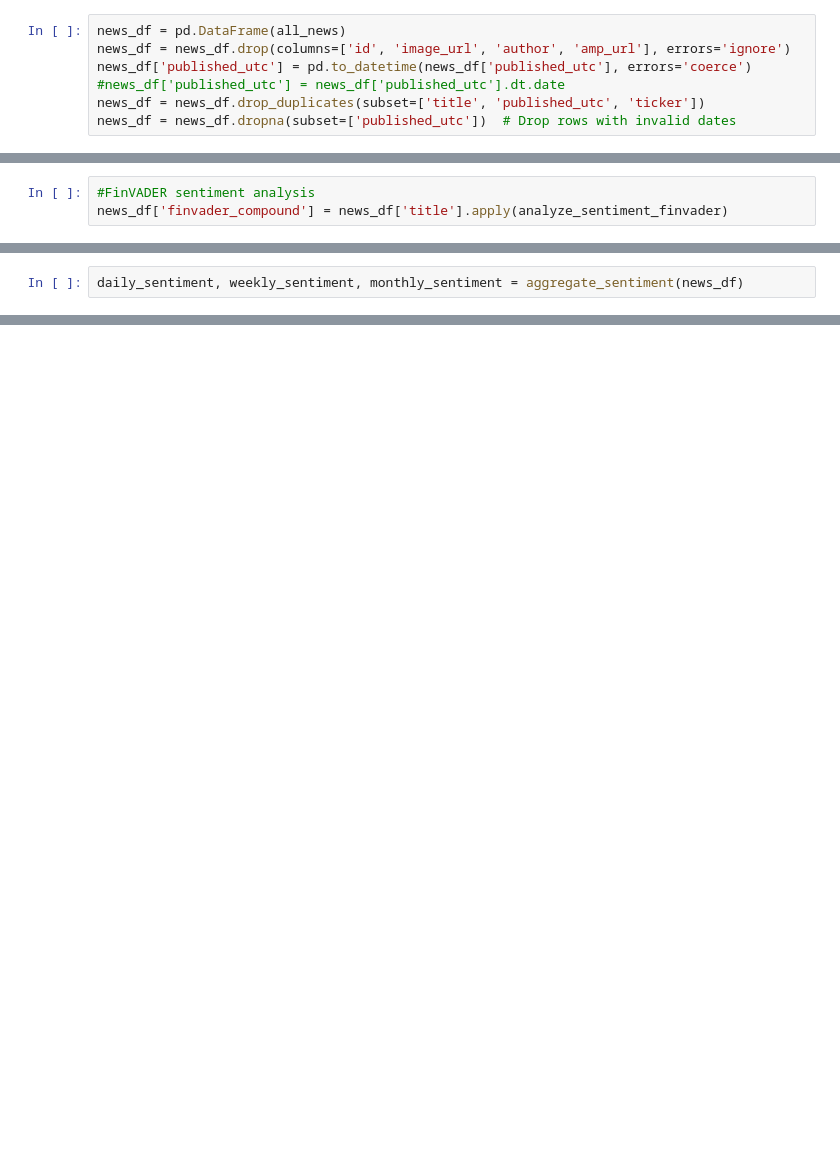
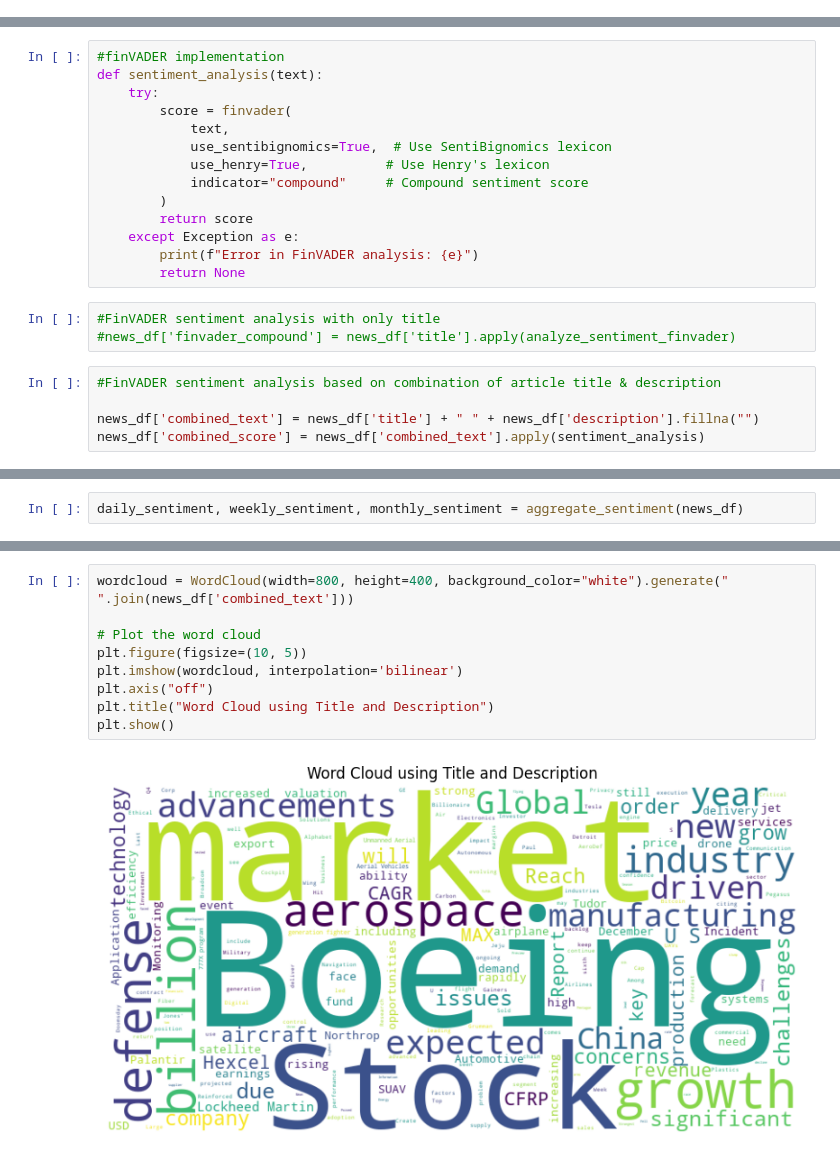
Before and after one commit to laszloj979903/Python_project_AidaBence_corrected, a Jupyter notebook: project.ipynb, the cells around one changed output, grey strips where cells are left out. Drawn from its saved outputs; the diff is of its cells as text; blank space fills up the shorter version.

```diff
--- a/project.ipynb
+++ b/project.ipynb
@@ -132,7 +97,0 @@ else:
-# %%
-news_df = pd.DataFrame(all_news)
-news_df = news_df.drop(columns=['id', 'image_url', 'author', 'amp_url'], errors='ignore')
-news_df['published_utc'] = pd.to_datetime(news_df['published_utc'], errors='coerce')
-#news_df['published_utc'] = news_df['published_utc'].dt.date
-news_df = news_df.drop_duplicates(subset=['title', 'published_utc', 'ticker'])
-news_df = news_df.dropna(subset=['published_utc'])  # Drop rows with invalid dates
@@ -141,3 +98,22 @@ news_df.head()
+# %%
+#finVADER implementation
+def sentiment_analysis(text):
+    try:
+        score = finvader(
+            text,
+            use_sentibignomics=True,  # Use SentiBignomics lexicon
+            use_henry=True,          # Use Henry's lexicon
+            indicator="compound"     # Compound sentiment score
+        )
+        return score
+    except Exception as e:
+        print(f"Error in FinVADER analysis: {e}")
+        return None
 # %%
-#FinVADER sentiment analysis
-news_df['finvader_compound'] = news_df['title'].apply(analyze_sentiment_finvader)
+#FinVADER sentiment analysis with only title
+#news_df['finvader_compound'] = news_df['title'].apply(analyze_sentiment_finvader)
+# %%
+#FinVADER sentiment analysis based on combination of article title & description
+
+news_df['combined_text'] = news_df['title'] + " " + news_df['description'].fillna("")
+news_df['combined_score'] = news_df['combined_text'].apply(sentiment_analysis)
@@ -151,0 +150,11 @@ monthly_sentiment.to_csv("monthly_sentiment.csv", index=False)
+# %%
+wordcloud = WordCloud(width=800, height=400, background_color="white").generate(" ".join(news_df['combined_text']))
+
+# Plot the word cloud
+plt.figure(figsize=(10, 5))
+plt.imshow(wordcloud, interpolation='bilinear')
+plt.axis("off")
+plt.title("Word Cloud using Title and Description")
+plt.show()
+# %% [output]
+[figure, added]
```
Also changed, not shown: parts of 19 cells of this notebook.
